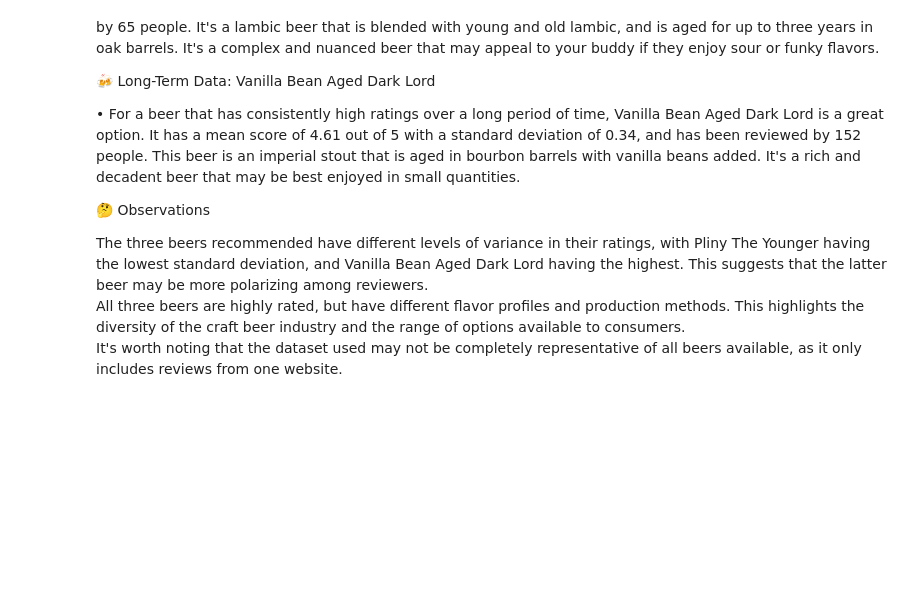
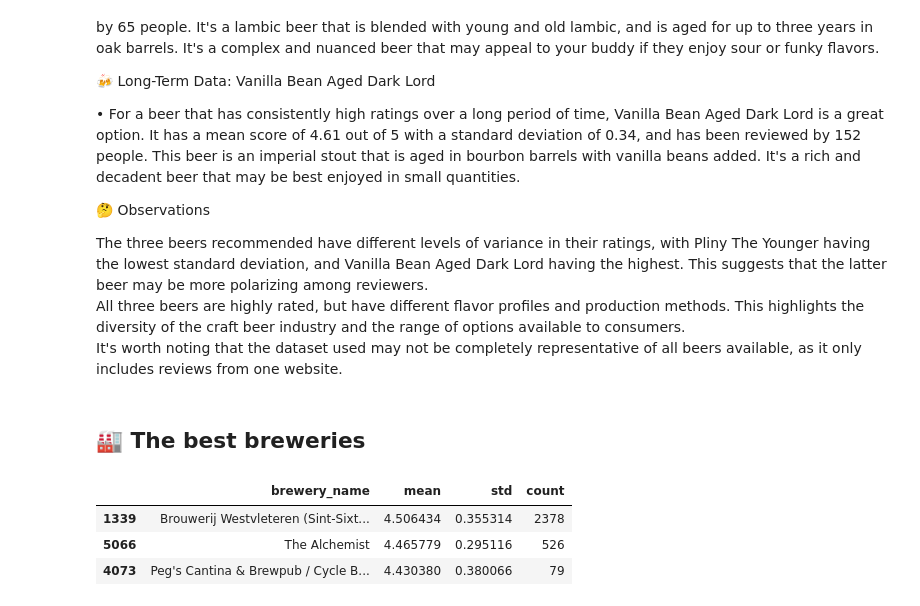
Before and after one commit to Clement733/Beer_reviews, a Jupyter notebook: beers.ipynb, the cells around one changed output. Cells and saved outputs as stored; diff of their text form; code cells hidden in the pictures; blank space fills up the shorter version.

```diff
--- a/beers.ipynb
+++ b/beers.ipynb
@@ -252,3 +252,16 @@ Assuming your buddy likes a variety of beers, here are three recommendations bas
 The three beers recommended have different levels of variance in their ratings, with Pliny The Younger having the lowest standard deviation, and Vanilla Bean Aged Dark Lord having the highest. This suggests that the latter beer may be more polarizing among reviewers.<br />
 All three beers are highly rated, but have different flavor profiles and production methods. This highlights the diversity of the craft beer industry and the range of options available to consumers.<br />
 It's worth noting that the dataset used may not be completely representative of all beers available, as it only includes reviews from one website.
+# %% [markdown]
+## 🏭 The best breweries
+# %%
+df['overall_score'] = (df['review_aroma'] + df['review_appearance'] + df['review_palate'] + df['review_taste'] + df['review_overall']) / 5
+top_breweries = df.groupby('brewery_name')['overall_score'].agg(['mean', 'std', 'count']).reset_index()
+top_breweries = top_breweries[top_breweries['count'] > 50] # only consider breweries with at least 50 reviews
+top_breweries = top_breweries.sort_values(by=['mean', 'std'], ascending=[False, True])
+top_breweries.head(3)
+# %% [output]
+|  | brewery_name | mean | std | count |
+| 1339 | Brouwerij Westvleteren (Sint-Sixt... | 4.506434 | 0.355314 | 2378 |
+| 5066 | The Alchemist | 4.465779 | 0.295116 | 526 |
+| 4073 | Peg's Cantina & Brewpub / Cycle B... | 4.430380 | 0.380066 | 79 |
```
Also changed, not shown: parts of 4 cells of this notebook.
